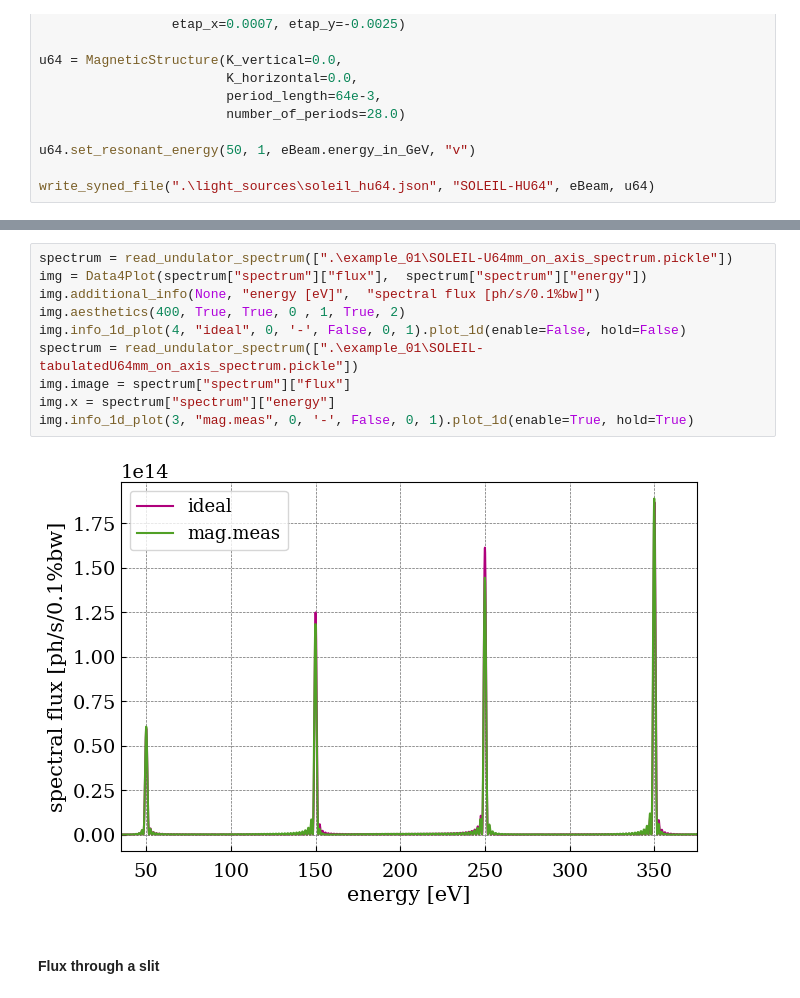
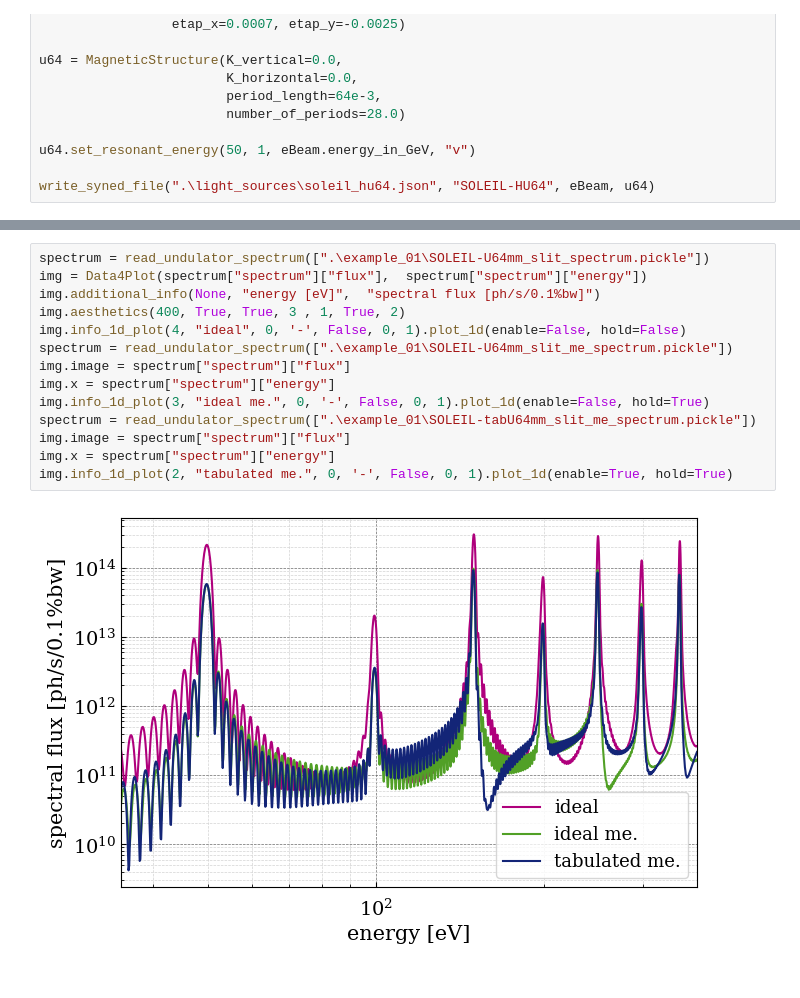
Before and after one commit to barc4/barc4sr, a Jupyter notebook: examples/example_01.ipynb, the cells around one changed output, grey strips where cells are left out. Saved outputs shown, nothing was run; the diff lists cells and outputs as text.

```diff
--- a/examples/example_01.ipynb
+++ b/examples/example_01.ipynb
@@ -214,14 +315,16 @@ img.aesthetics(400, True, True, 0 , 1, True, 4).info_1d_plot(2, None, 1, "-", Fa
 # %%
-spectrum = read_undulator_spectrum([".\example_01\SOLEIL-U64mm_on_axis_spectrum.pickle"])
+spectrum = read_undulator_spectrum([".\example_01\SOLEIL-U64mm_slit_spectrum.pickle"])
 img = Data4Plot(spectrum["spectrum"]["flux"],  spectrum["spectrum"]["energy"])
 img.additional_info(None, "energy [eV]",  "spectral flux [ph/s/0.1%bw]")
-img.aesthetics(400, True, True, 0 , 1, True, 2)
+img.aesthetics(400, True, True, 3 , 1, True, 2)
 img.info_1d_plot(4, "ideal", 0, '-', False, 0, 1).plot_1d(enable=False, hold=False)
-spectrum = read_undulator_spectrum([".\example_01\SOLEIL-tabulatedU64mm_on_axis_spectrum.pickle"])
+spectrum = read_undulator_spectrum([".\example_01\SOLEIL-U64mm_slit_me_spectrum.pickle"])
 img.image = spectrum["spectrum"]["flux"]
 img.x = spectrum["spectrum"]["energy"]
-img.info_1d_plot(3, "mag.meas", 0, '-', False, 0, 1).plot_1d(enable=True, hold=True)
+img.info_1d_plot(3, "ideal me.", 0, '-', False, 0, 1).plot_1d(enable=False, hold=True)
+spectrum = read_undulator_spectrum([".\example_01\SOLEIL-tabU64mm_slit_me_spectrum.pickle"])
+img.image = spectrum["spectrum"]["flux"]
+img.x = spectrum["spectrum"]["energy"]
+img.info_1d_plot(2, "tabulated me.", 0, '-', False, 0, 1).plot_1d(enable=True, hold=True)
 # %% [output]
-[figure, old version]
+[figure, new version]
-# %% [markdown]
-#### Flux through a slit
```
Also changed, not shown: parts of 34 cells of this notebook, 2 other files.
